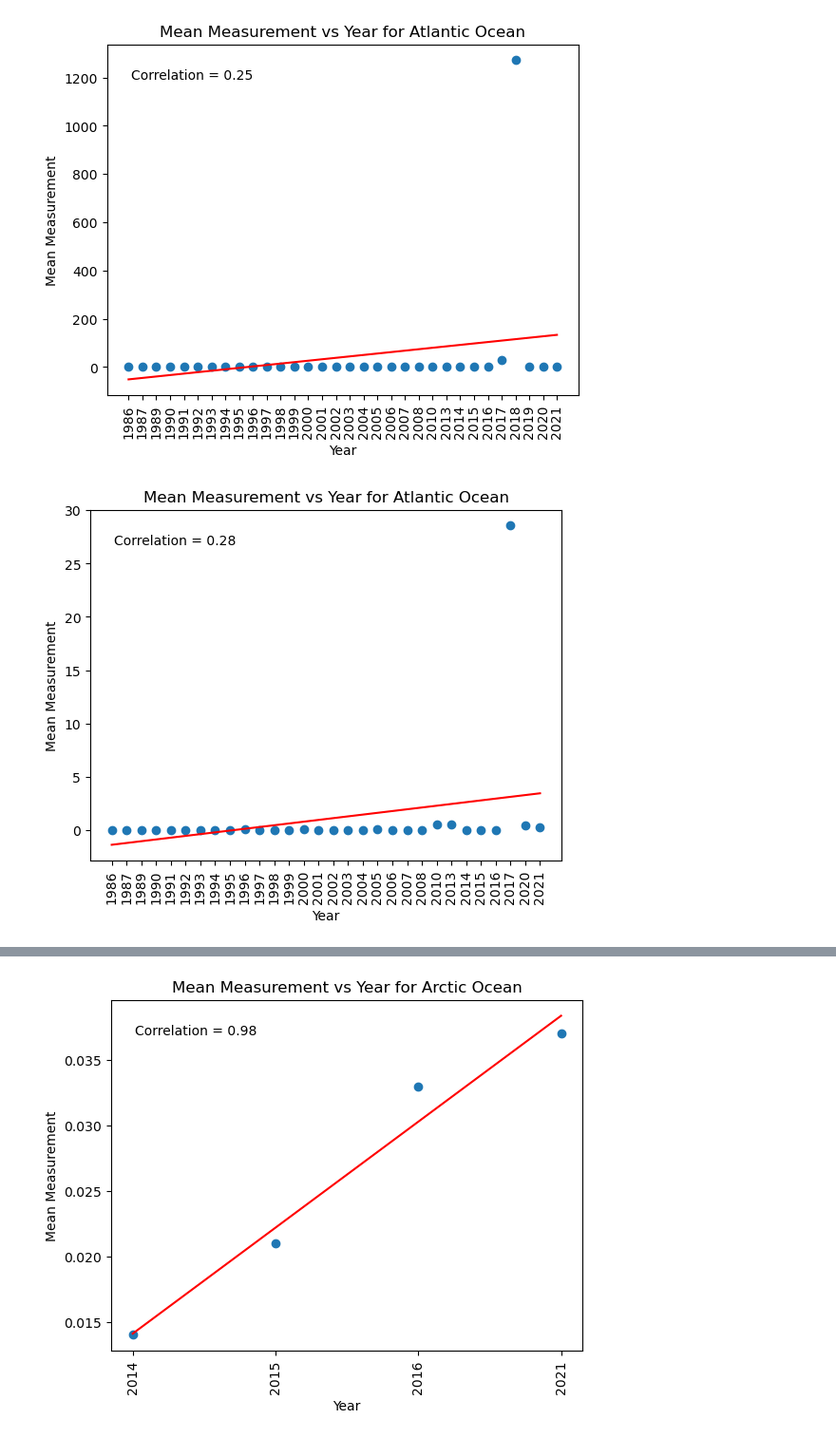
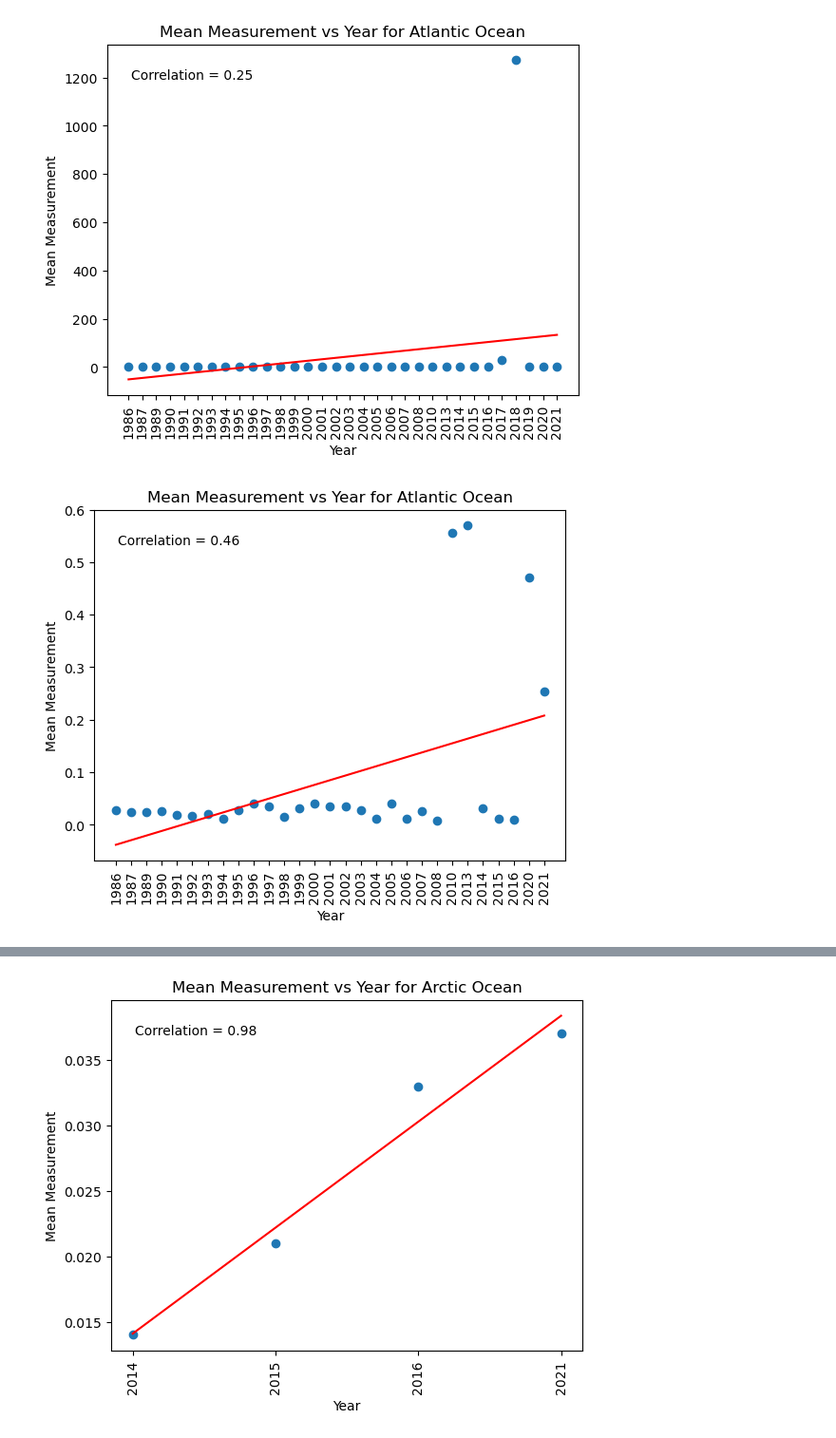
Before and after one commit to emalaki/Project-1, a Jupyter notebook: aa-notebook.ipynb, the cells around one changed output, grey strips where cells are left out. Shown: that part at 95% size. Drawn from its saved outputs; the diff is of its cells as text; code cells hidden in the pictures.

```diff
--- a/aa-notebook.ipynb
+++ b/aa-notebook.ipynb
@@ -300,28 +327,28 @@ plt.savefig("output_data/Fig5.png")
 plt.show()
 # %% [output]
 [figure]
-# %%
-#microplastics_no_2018_atl = atlantic_mean_df[atlantic_mean_df["Year"]!= "2018"]
-microplastics_no_2018_atl = atlantic_mean_df[(atlantic_mean_df["Year"] != "2018") & (atlantic_mean_df["Year"] != "2019")]
-le = LabelEncoder()
-microplastics_no_2018_atl['Year_num'] = le.fit_transform(microplastics_no_2018_atl['Year'])
-
-slope, intercept, r_value, p_value, std_err = stats.linregress(microplastics_no_2018_atl['Year_num'], microplastics_no_2018_atl['Measurement'])
-regression_line = slope * microplastics_no_2018_atl['Year_num'] + intercept
-
-plt.scatter(microplastics_no_2018_atl['Year_num'], microplastics_no_2018_atl['Measurement'])
-plt.plot(microplastics_no_2018_atl['Year_num'], regression_line, color='red')
-
-plt.xticks(microplastics_no_2018_atl['Year_num'], microplastics_no_2018_atl['Year'], rotation=90)
-
-corr_coef = round(r_value, 2)
-plt.annotate(f"Correlation = {corr_coef}", xy=(0.05, 0.9), xycoords='axes fraction')
-
-plt.title('Mean Measurement vs Year for Atlantic Ocean')
-plt.xlabel('Year')
-plt.ylabel('Mean Measurement')
-
-plt.savefig("output_data/Fig8.png")
-plt.show()
-# %% [output]
-[figure, removed]
+# %%
+#microplastics_no_2018_atl = atlantic_mean_df[atlantic_mean_df["Year"]!= "2018"]
+microplastics_no_2018_atl = atlantic_mean_df[(atlantic_mean_df["Year"] != "2018") & (atlantic_mean_df["Year"] != "2019") & (atlantic_mean_df["Year"] != "2017")]
+le = LabelEncoder()
+microplastics_no_2018_atl['Year_num'] = le.fit_transform(microplastics_no_2018_atl['Year'])
+
+slope, intercept, r_value, p_value, std_err = stats.linregress(microplastics_no_2018_atl['Year_num'], microplastics_no_2018_atl['Measurement'])
+regression_line = slope * microplastics_no_2018_atl['Year_num'] + intercept
+
+plt.scatter(microplastics_no_2018_atl['Year_num'], microplastics_no_2018_atl['Measurement'])
+plt.plot(microplastics_no_2018_atl['Year_num'], regression_line, color='red')
+
+plt.xticks(microplastics_no_2018_atl['Year_num'], microplastics_no_2018_atl['Year'], rotation=90)
+
+corr_coef = round(r_value, 2)
+plt.annotate(f"Correlation = {corr_coef}", xy=(0.05, 0.9), xycoords='axes fraction')
+
+plt.title('Mean Measurement vs Year for Atlantic Ocean')
+plt.xlabel('Year')
+plt.ylabel('Mean Measurement')
+
+plt.savefig("output_data/Fig8.png")
+plt.show()
+# %% [output]
+[figure, added]
```
Also changed, not shown: parts of 6 cells of this notebook, 5 other files.
